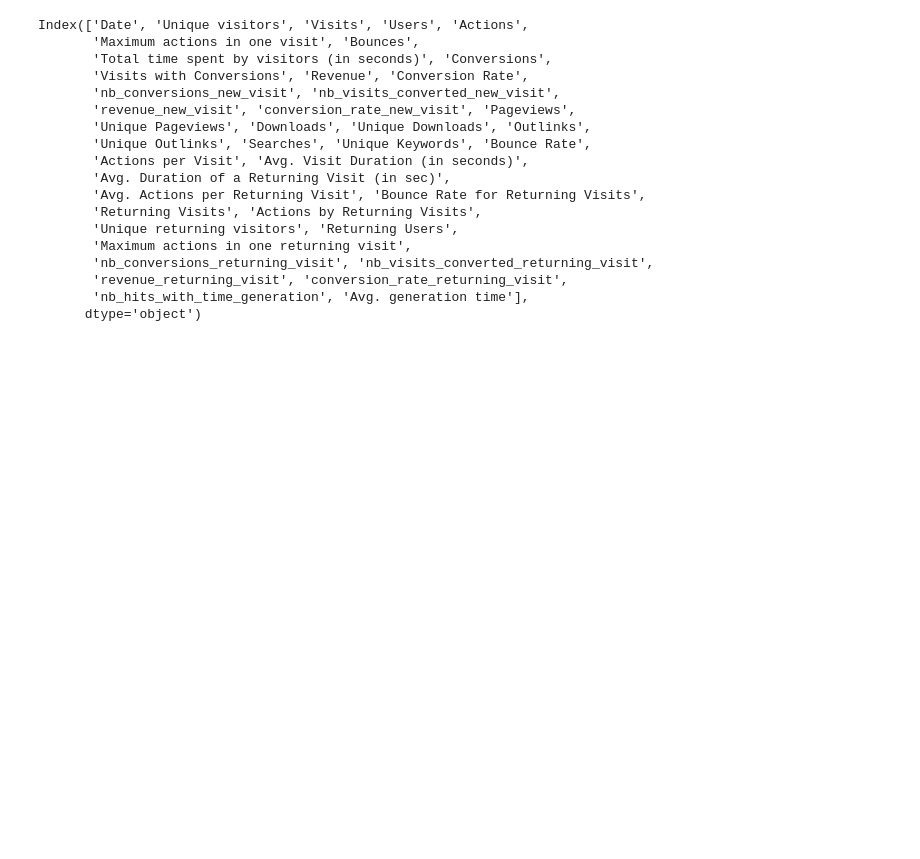
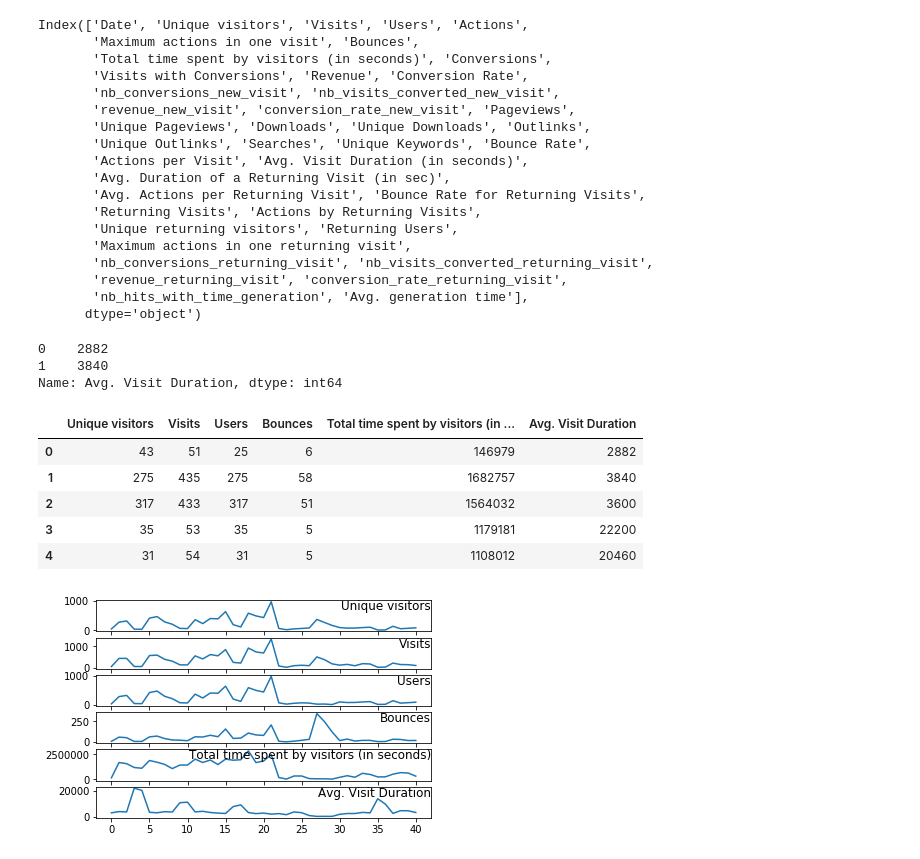
Before and after one commit to shoyasaxa/Predict-Traffic, a Jupyter notebook: Predict Traffic.ipynb, the cells around one changed output. Saved outputs shown, nothing was run; the diff lists cells and outputs as text; code cells hidden in the pictures; blank space fills up the shorter version.

Commit message:
clean date and visualize

```diff
--- a/Predict Traffic.ipynb
+++ b/Predict Traffic.ipynb
@@ -3,8 +5,8 @@ import pandas as pd
 # %%
-df = pd.read_csv(r'C:\Users\Shoya\Senseai\data\Traffic_Data.csv', encoding="ISO-8859-1")
+master_df = pd.read_csv(r'C:\Users\Shoya\Senseai\data\Traffic_Data.csv', encoding="ISO-8859-1")
 
-display(df.head())
-display(df.columns)
+display(master_df.head())
+display(master_df.columns)
 # %% [output]
 |  | Date | Unique visitors | Visits | Users | Actions | Maximum actions in one visit | Bounces | ... |
 | 0 | 4/4/2018 | 43 | 51 | 25 | 2551 | 262 | 6 | ... |
@@ -31,3 +33,49 @@ Index(['Date', 'Unique visitors', 'Visits', 'Users', 'Actions',
        'revenue_returning_visit', 'conversion_rate_returning_visit',
        'nb_hits_with_time_generation', 'Avg. generation time'],
       dtype='object')
+# %%
+def convert_to_seconds(val):
+    words = val.split()
+    if (len(words) == 1 ):
+        # format: only seconds
+        return int(val[:-1])
+    elif ('hours' in words):
+        # format: hours, min
+        return (int(words[0]) * 3600) + ( int(words[2]) * 60 )
+    else:
+        # format: min, seconds
+        try:
+            return ( int(words[0]) * 60 ) + ( int(words[-1][:-1]) )
+        except:
+            return None
+
+master_df['Avg. Visit Duration'] = master_df['Avg. Visit Duration (in seconds)'].apply(convert_to_seconds)
+
+display(master_df['Avg. Visit Duration'].head(2))
+# %% [output]
+0    2882
+1    3840
+Name: Avg. Visit Duration, dtype: int64
+# %%
+fig = plt.figure()
+
+columns = ['Unique visitors', 'Visits', 'Users', 'Bounces', 'Total time spent by visitors (in seconds)','Avg. Visit Duration']
+
+df = master_df[columns]
+display(df.head())
+
+i = 1
+for column in columns:
+    ax = plt.subplot(len(columns), 1, i)
+    plt.plot(df[column])
+    plt.title(str(column), y=0.5, loc='right')
+    i += 1
+plt.show()
+# %% [output]
+|  | Unique visitors | Visits | Users | Bounces | Total time spent by visitors (in ... | Avg. Visit Duration |
+| 0 | 43 | 51 | 25 | 6 | 146979 | 2882 |
+| 1 | 275 | 435 | 275 | 58 | 1682757 | 3840 |
+| 2 | 317 | 433 | 317 | 51 | 1564032 | 3600 |
+| 3 | 35 | 53 | 35 | 5 | 1179181 | 22200 |
+| 4 | 31 | 54 | 31 | 5 | 1108012 | 20460 |
+[figure, added]
```
Also changed, not shown: parts of 2 cells of this notebook.
